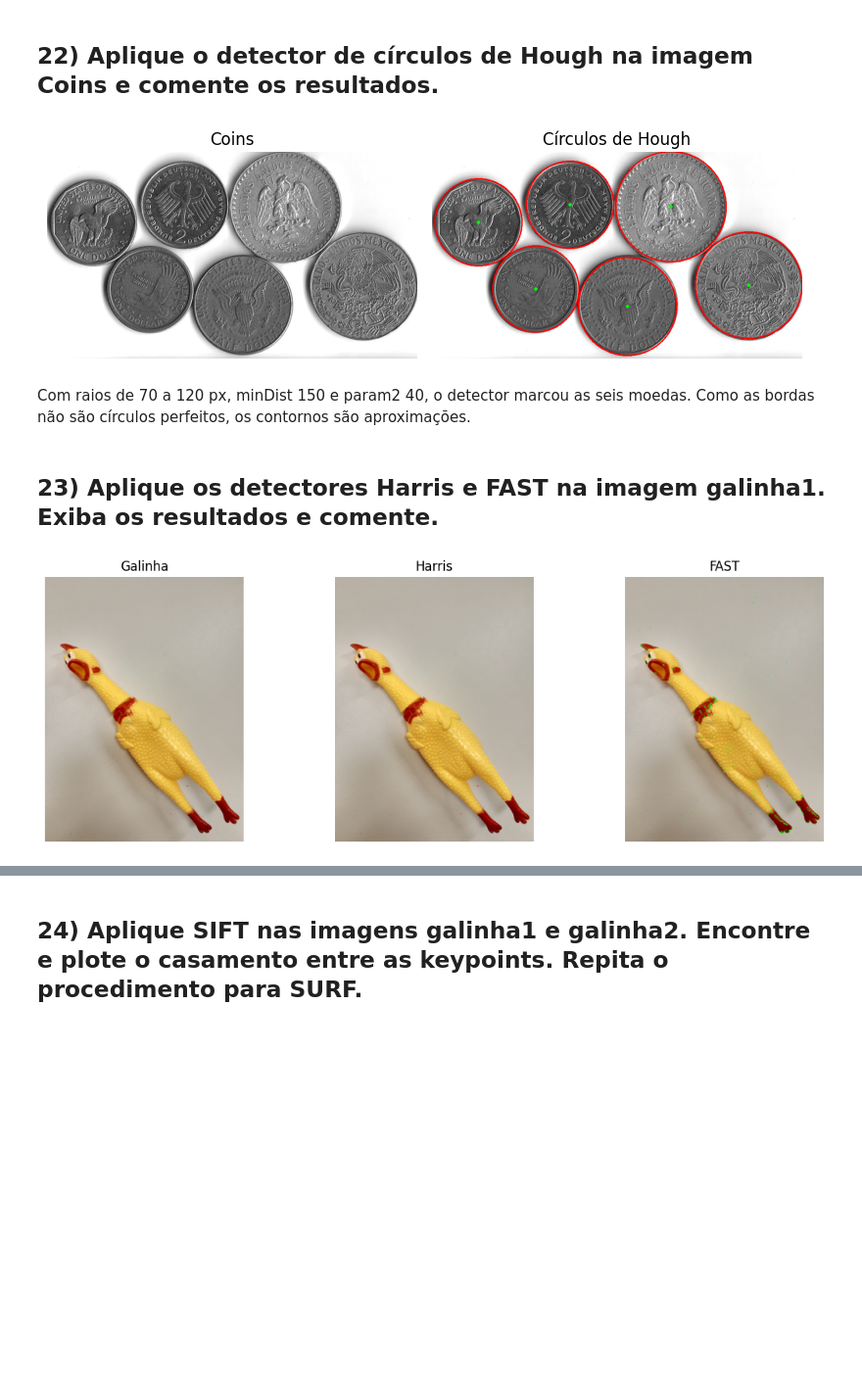
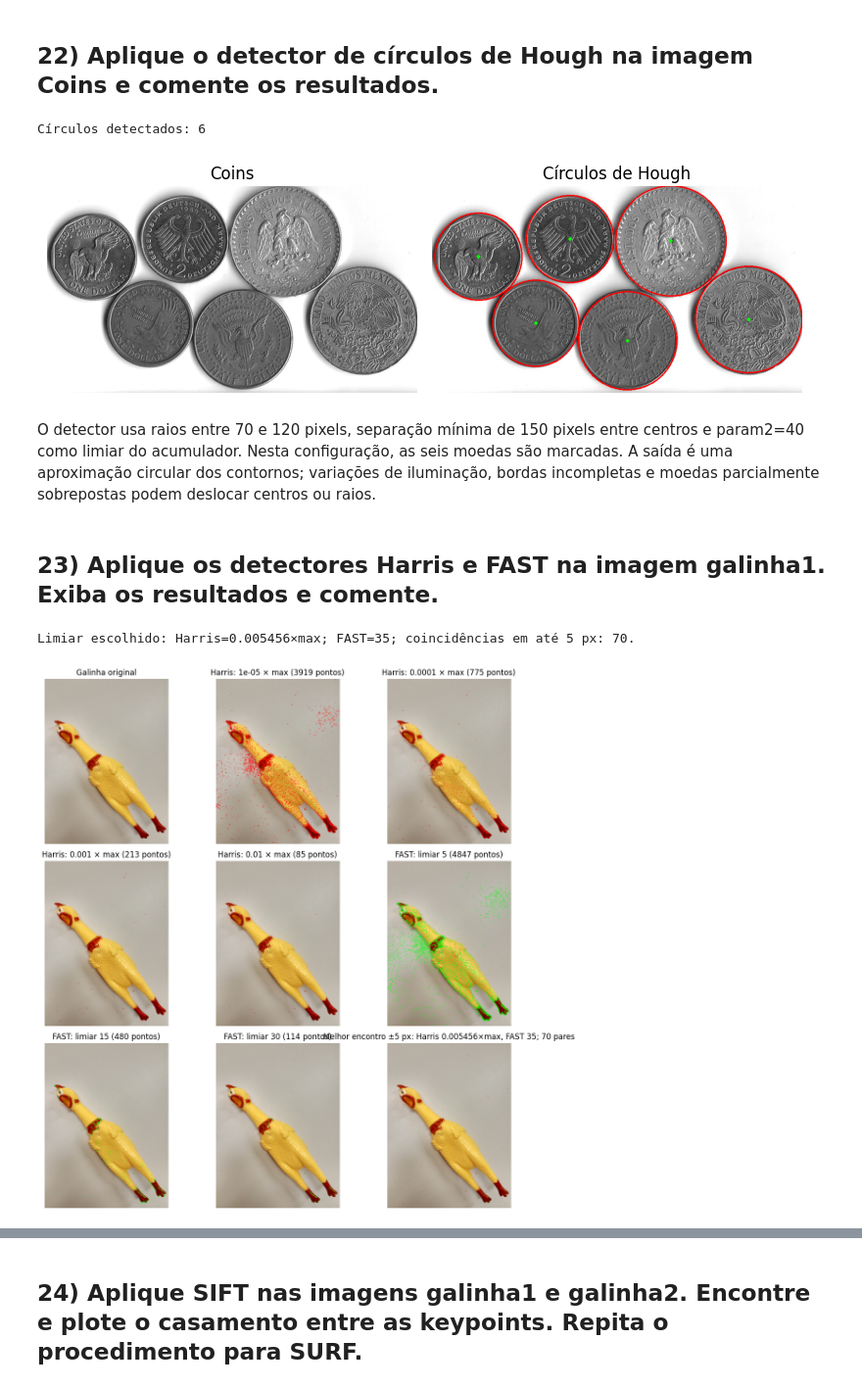
Before and after one commit to Pogeu/Processamento-de-Sinais-2, a Jupyter notebook: lista_2/2026_2_pedro_batsos_l2_v1.ipynb, the cells around one changed output, grey strips where cells are left out. Shown at 98% size. Cells and saved outputs as stored; diff of their text form; code cells hidden in the pictures; blank space fills up the shorter version.

```diff
--- a/lista_2/2026_2_pedro_batsos_l2_v1.ipynb
+++ b/lista_2/2026_2_pedro_batsos_l2_v1.ipynb
@@ -167,27 +178,91 @@ A transformada de Hough acumula evidências de pontos colineares. As linhas dete
 coins_suave = cv2.medianBlur(coins, 5)
 circulos = cv2.HoughCircles(coins_suave, cv2.HOUGH_GRADIENT, dp=1, minDist=150, param1=100, param2=40, minRadius=70, maxRadius=120)
 coins_hough = cv2.cvtColor(coins, cv2.COLOR_GRAY2BGR)
+quantidade_circulos = 0 if circulos is None else len(circulos[0])
 if circulos is not None:
     for x, y, raio in np.uint16(np.around(circulos[0])):
         cv2.circle(coins_hough, (x, y), raio, (0, 0, 255), 2)
         cv2.circle(coins_hough, (x, y), 2, (0, 255, 0), 3)
+print(f'Círculos detectados: {quantidade_circulos}')
 mostrar([('Coins', coins), ('Círculos de Hough', coins_hough)], colunas=2)
 # %% [output]
+Círculos detectados: 6
 [figure]
 # %% [markdown]
-Com raios de 70 a 120 px, minDist 150 e param2 40, o detector marcou as seis moedas. Como as bordas não são círculos perfeitos, os contornos são aproximações.
+O detector usa raios entre 70 e 120 pixels, separação mínima de 150 pixels entre centros e param2=40 como limiar do acumulador. Nesta configuração, as seis moedas são marcadas. A saída é uma aproximação circular dos contornos; variações de iluminação, bordas incompletas e moedas parcialmente sobrepostas podem deslocar centros ou raios.
 # %% [markdown]
 ## 23) Aplique os detectores Harris e FAST na imagem galinha1. Exiba os resultados e comente.
 # %%
 galinha1 = ler('galinha1.jpeg')
 galinha1_gray = cv2.cvtColor(galinha1, cv2.COLOR_BGR2GRAY)
 harris = cv2.cornerHarris(np.float32(galinha1_gray), 2, 3, 0.04)
-harris_destaques = galinha1.copy()
-harris_destaques[harris > 0.01 * harris.max()] = [0, 0, 255]
-fast = cv2.FastFeatureDetector_create(threshold=20, nonmaxSuppression=True)
-pontos_fast = fast.detect(galinha1_gray, None)
-fast_destaques = cv2.drawKeypoints(galinha1, pontos_fast, None, color=(0, 255, 0))
-mostrar([('Galinha', galinha1), ('Harris', harris_destaques), ('FAST', fast_destaques)], colunas=3)
+harris_dilatado = cv2.dilate(harris, None)
+maximos_harris = (harris == harris_dilatado) & (harris > 0)
+imagens_q23 = [('Galinha original', galinha1)]
+
+# Harris: limiar relativo à maior resposta positiva; menor fração inclui mais cantos.
+max_resposta = harris[maximos_harris].max()
+for fracao in (0.00001, 0.0001, 0.001, 0.01):
+    limiar = fracao * max_resposta
+    ys, xs = np.where(maximos_harris & (harris >= limiar))
+    imagem_harris = galinha1.copy()
+    for x, y in zip(xs, ys):
+        cv2.circle(imagem_harris, (int(x), int(y)), 4, (0, 0, 255), 1)
+    imagens_q23.append((f'Harris: {fracao:g} × max ({len(xs)} pontos)', imagem_harris))
+
+# FAST: limiar absoluto; variar o valor mostra a sensibilidade do detector.
+for limiar_fast in (5, 15, 30):
+    detector_fast = cv2.FastFeatureDetector_create(threshold=limiar_fast, nonmaxSuppression=True)
+    pontos_fast = detector_fast.detect(galinha1_gray, None)
+    imagem_fast = cv2.drawKeypoints(galinha1, pontos_fast, None, color=(0, 255, 0))
+    imagens_q23.append((f'FAST: limiar {limiar_fast} ({len(pontos_fast)} pontos)', imagem_fast))
+
+# Busca o par de limiares com mais coincidências espaciais (vizinhos mútuos até 5 px).
+melhor = None
+for fracao in np.geomspace(0.00001, 0.1, 20):
+    limiar_harris = fracao * max_resposta
+    ys, xs = np.where(maximos_harris & (harris >= limiar_harris))
+    pontos_harris = np.column_stack((xs, ys)).astype(np.float32)
+    if len(pontos_harris) == 0:
+        continue
+    for limiar_fast in range(5, 51, 5):
+        detector_fast = cv2.FastFeatureDetector_create(threshold=limiar_fast, nonmaxSuppression=True)
+        keypoints_fast = detector_fast.detect(galinha1_gray, None)
+        pontos_fast = np.array([p.pt for p in keypoints_fast], dtype=np.float32).reshape(-1, 2)
+        if len(pontos_fast) == 0:
+            continue
+        dist2 = np.sum((pontos_harris[:, None, :] - pontos_fast[None, :, :]) ** 2, axis=2)
+        vizinho_fast = np.argmin(dist2, axis=1)
+        vizinho_harris = np.argmin(dist2, axis=0)
+        indices_harris = np.arange(len(pontos_harris))
+        coincidentes = (vizinho_harris[vizinho_fast] == indices_harris) & (dist2[indices_harris, vizinho_fast] <= 25)
+        indices_h = indices_harris[coincidentes]
+        indices_f = vizinho_fast[coincidentes]
+        quantidade = len(indices_h)
+        f1 = 2 * quantidade / (len(pontos_harris) + len(pontos_fast))
+        criterio = (f1, quantidade, -abs(len(pontos_harris) - len(pontos_fast)))
+        if melhor is None or criterio > melhor['criterio']:
+            melhor = {'criterio': criterio, 'fracao': fracao, 'limiar_fast': limiar_fast, 'harris': pontos_harris, 'fast': pontos_fast, 'ih': indices_h, 'if': indices_f}
+
+if melhor is not None:
+    imagem_encontro = galinha1.copy()
+    for x, y in melhor['harris']:
+        cv2.circle(imagem_encontro, (int(x), int(y)), 4, (0, 0, 255), 1)
+    for x, y in melhor['fast']:
+        cv2.circle(imagem_encontro, (int(x), int(y)), 2, (0, 255, 0), 1)
+    for ih, jf in zip(melhor['ih'], melhor['if']):
+        a = tuple(np.rint(melhor['harris'][ih]).astype(int))
+        b = tuple(np.rint(melhor['fast'][jf]).astype(int))
+        cv2.line(imagem_encontro, a, b, (255, 255, 0), 1)
+    comuns = len(melhor['ih'])
+    titulo = f'Melhor encontro ±5 px: Harris {melhor["fracao"]:.4g}×max, FAST {melhor["limiar_fast"]}; {comuns} pares'
+    print(f'Limiar escolhido: Harris={melhor["fracao"]:.4g}×max; FAST={melhor["limiar_fast"]}; coincidências em até 5 px: {comuns}.')
+    imagens_q23.append((titulo, imagem_encontro))
+else:
+    print('A busca não encontrou pontos para comparar nos limiares avaliados.')
+
+mostrar(imagens_q23, colunas=3, tamanho=(4, 4))
 # %% [output]
+Limiar escolhido: Harris=0.005456×max; FAST=35; coincidências em até 5 px: 70.
-[figure, old version]
+[figure, new version]
 # %% [markdown]
```
Also changed, not shown: parts of 16 cells of this notebook.
